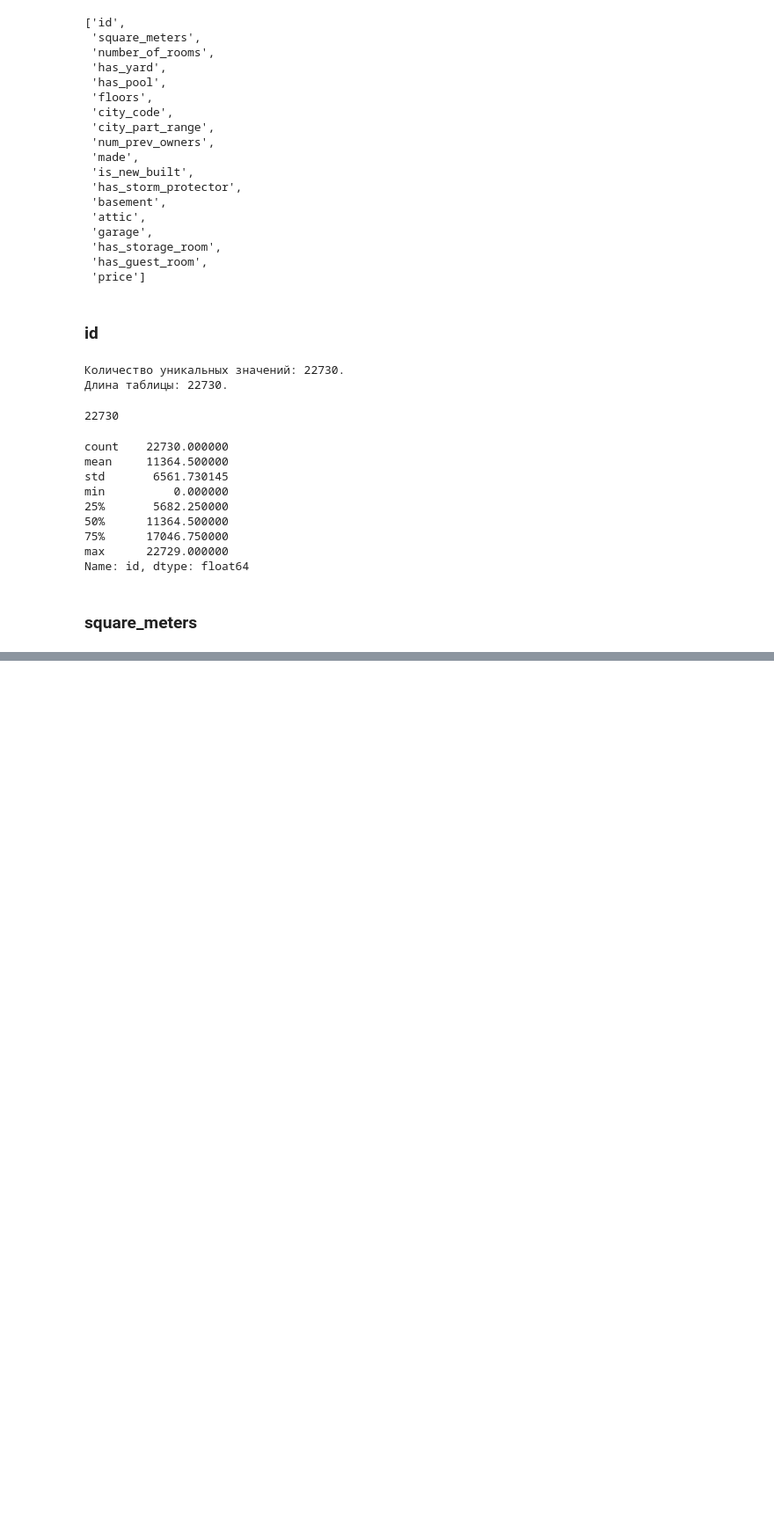
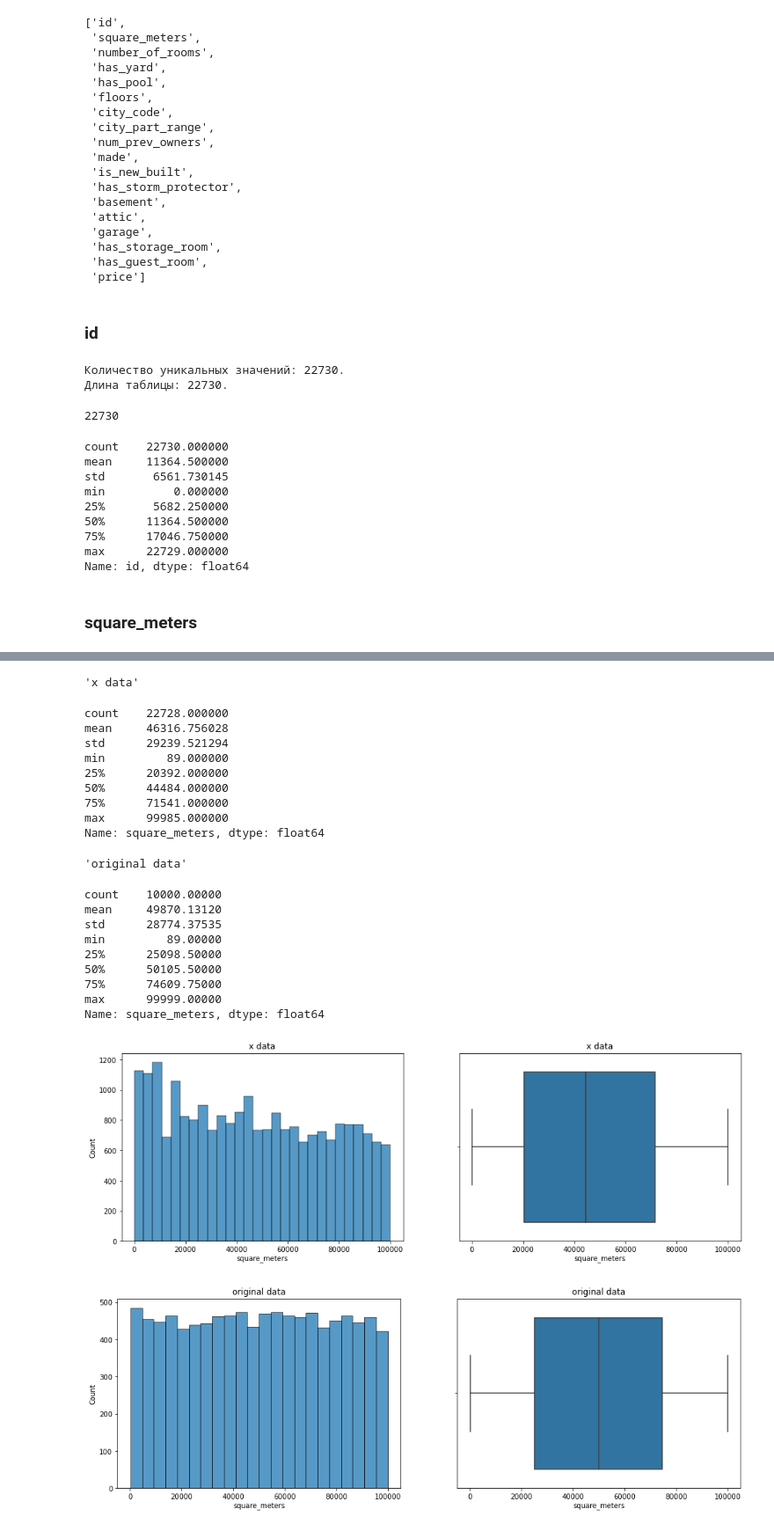
Before and after one commit to keedach/Kaggle, a Jupyter notebook: playground_series_3_6/playground_series_3_6.ipynb, the cells around one changed output, grey strips where cells are left out. Shown at 88% size. Drawn from its saved outputs; the diff is of its cells as text; code cells hidden in the pictures; blank space fills up the shorter version.

```diff
--- a/playground_series_3_6/playground_series_3_6.ipynb
+++ b/playground_series_3_6/playground_series_3_6.ipynb
@@ -209,0 +292,28 @@ Name: id, dtype: float64
+# %%
+train_true = train[train['square_meters'] < 100001].copy()
+# %%
+for data in train_true, original:
+    column_stat(data, 'square_meters')
+# %% [output]
+'x data'
+count    22728.000000
+mean     46316.756028
+std      29239.521294
+min         89.000000
+25%      20392.000000
+50%      44484.000000
+75%      71541.000000
+max      99985.000000
+Name: square_meters, dtype: float64
+'original data'
+count    10000.00000
+mean     49870.13120
+std      28774.37535
+min         89.00000
+25%      25098.50000
+50%      50105.50000
+75%      74609.75000
+max      99999.00000
+Name: square_meters, dtype: float64
+[figure, added]
+[figure, added]
```
Also changed, not shown: parts of 130 cells of this notebook.
